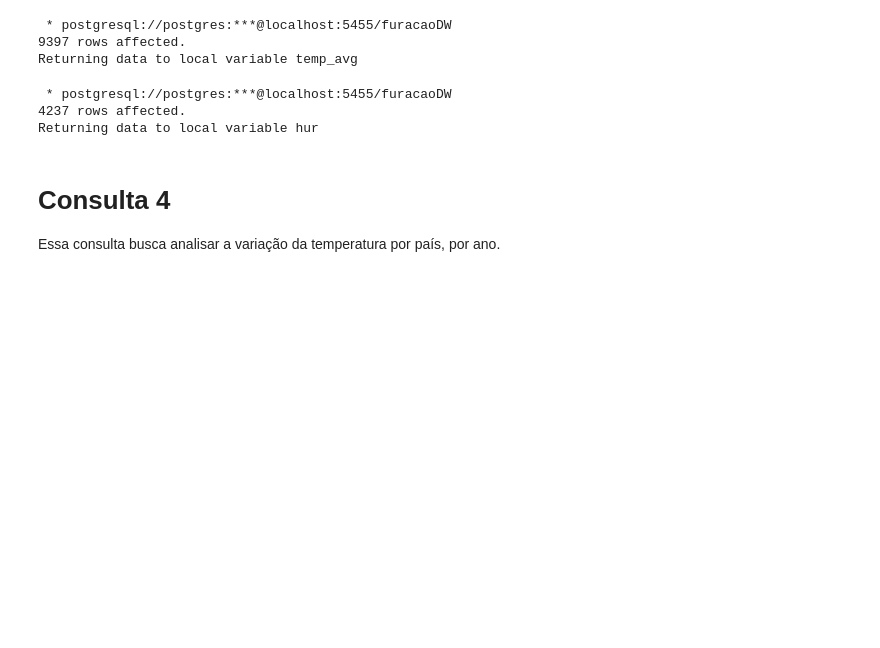
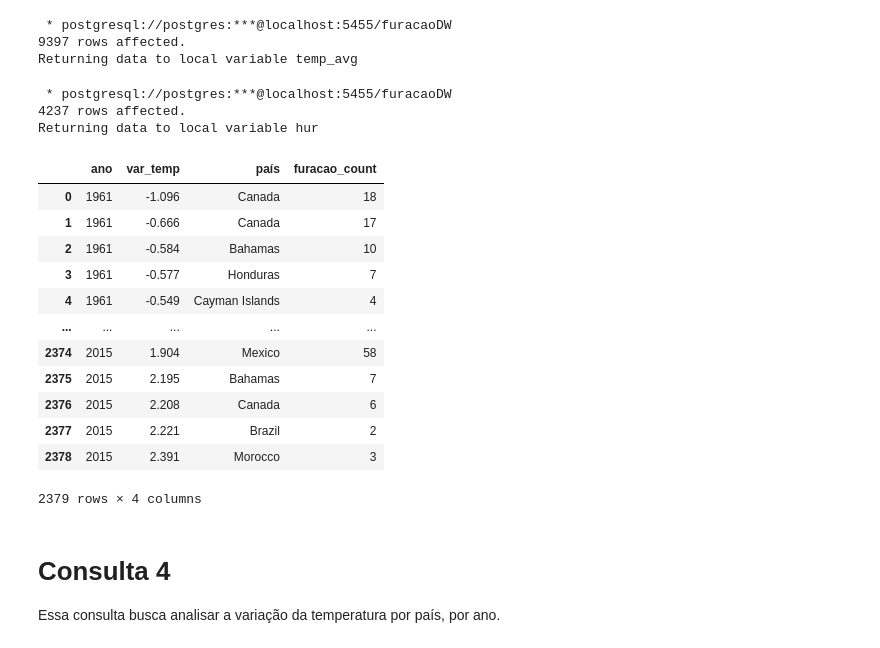
Before and after one commit to kibonusp/processamento-analitico, a Jupyter notebook: consultas.ipynb, the cells around one changed output. Cells and saved outputs as stored; diff of their text form; code cells hidden in the pictures; blank space fills up the shorter version.

```diff
--- a/consultas.ipynb
+++ b/consultas.ipynb
@@ -206,6 +246,21 @@ temp_df = pd.DataFrame(temp_avg, columns=['var_temp', 'país', 'ano'])
 hur_df = pd.DataFrame(hur, columns=['hur_count', 'país', 'ano'])
 # %%
 df = pd.DataFrame(furacao_aquecimento_pais, columns=['ano', 'var_temp', 'país', 'furacao_count'])
+df
+# %% [output]
+|  | ano | var_temp | país | furacao_count |
+| 0 | 1961 | -1.096 | Canada | 18 |
+| 1 | 1961 | -0.666 | Canada | 17 |
+| 2 | 1961 | -0.584 | Bahamas | 10 |
+| 3 | 1961 | -0.577 | Honduras | 7 |
+| 4 | 1961 | -0.549 | Cayman Islands | 4 |
+| ... | ... | ... | ... | ... |
+| 2374 | 2015 | 1.904 | Mexico | 58 |
+| 2375 | 2015 | 2.195 | Bahamas | 7 |
+| 2376 | 2015 | 2.208 | Canada | 6 |
+| 2377 | 2015 | 2.221 | Brazil | 2 |
+| 2378 | 2015 | 2.391 | Morocco | 3 |
+2379 rows × 4 columns
 # %%
 fig = px.choropleth(hur_df, locations='país', locationmode='country names', color='hur_count', hover_name='país',
                     projection='natural earth', animation_frame='ano',
```
Also changed, not shown: parts of 8 cells of this notebook.
